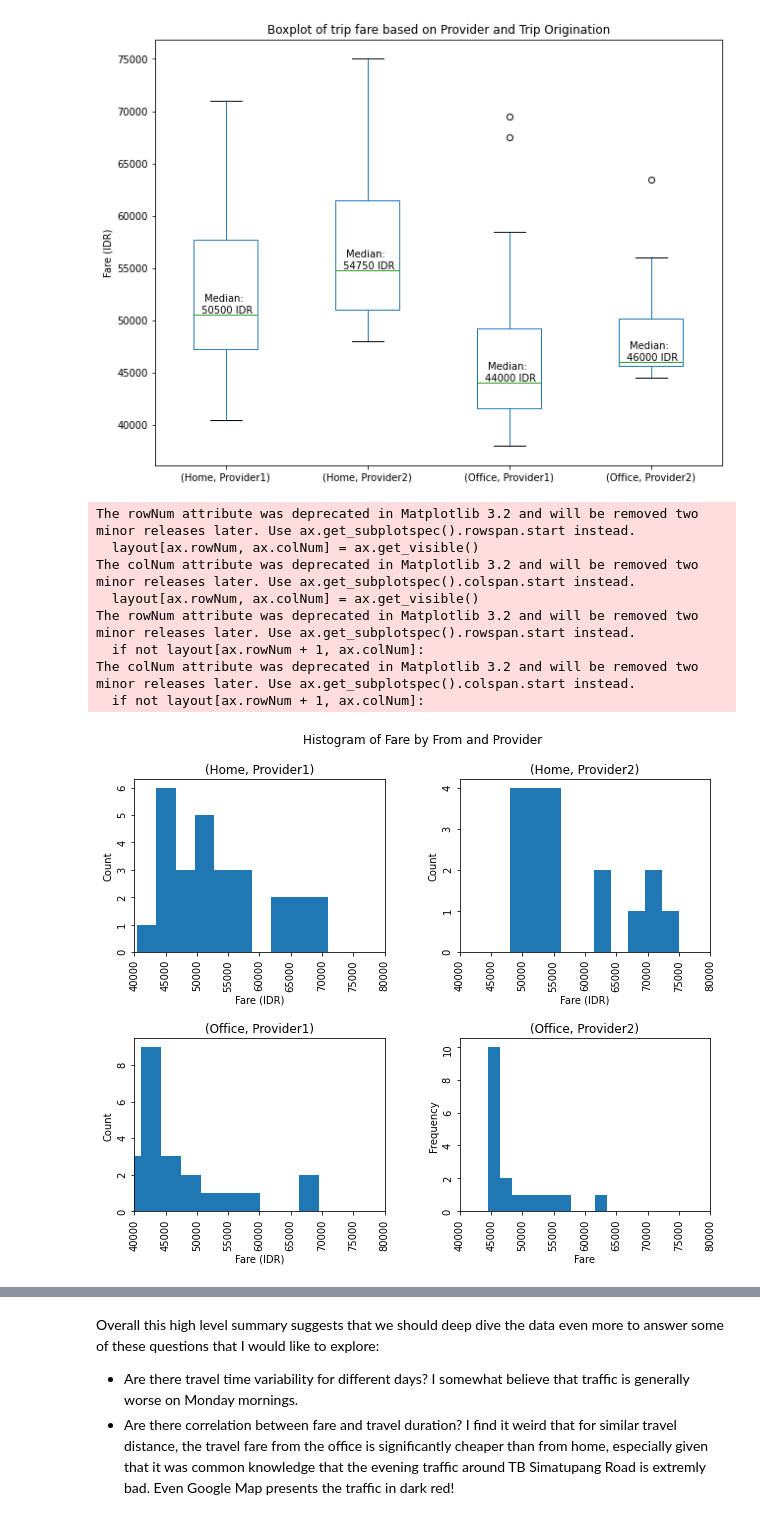
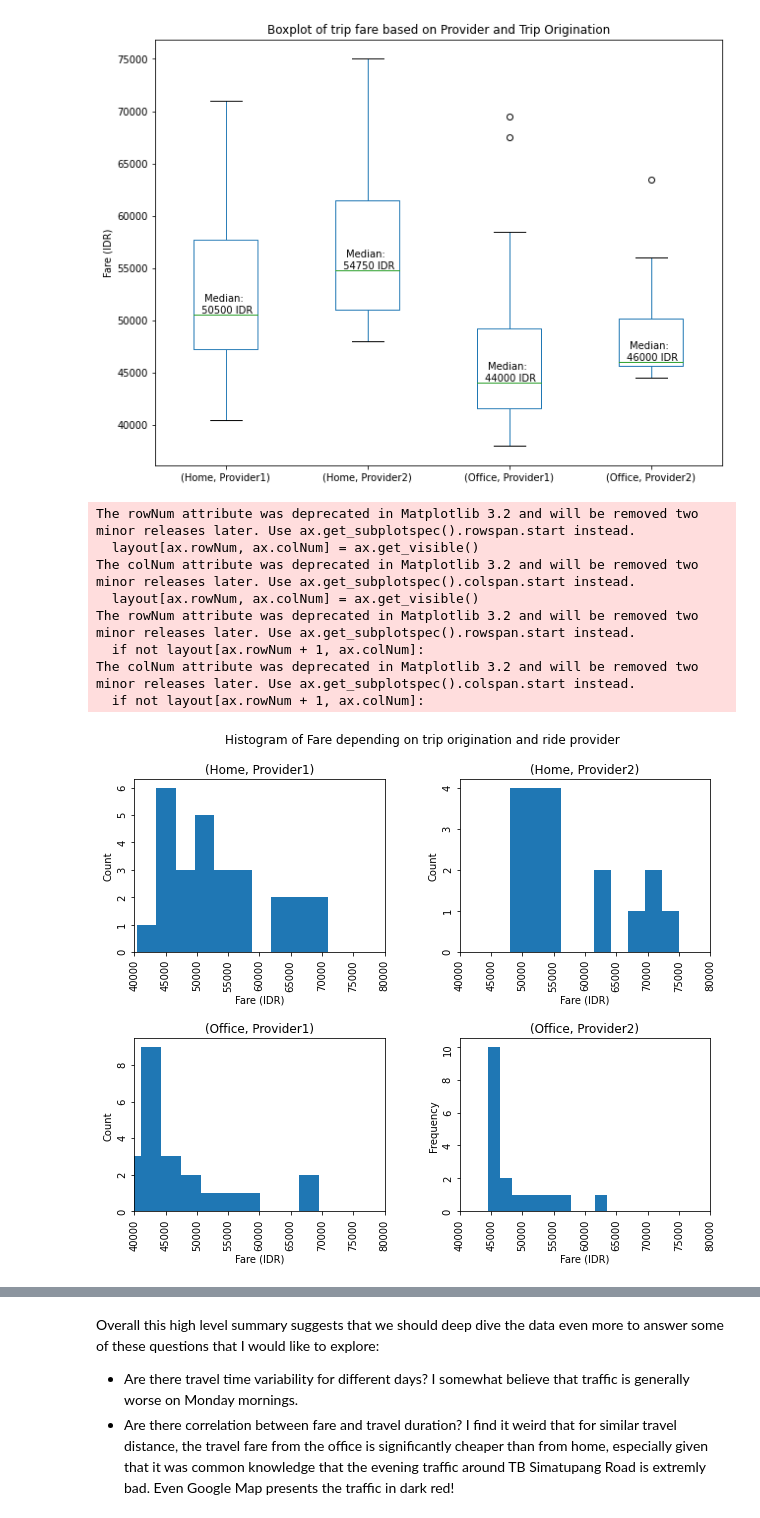
Before and after one commit to Riyan-Aditya/myblog, a Jupyter notebook: _notebooks/Seven months commuting to the office.ipynb, the cells around one changed output, grey strips where cells are left out. Cells and saved outputs as stored; diff of their text form; code cells hidden in the pictures.

```diff
--- a/_notebooks/Seven months commuting to the office.ipynb
+++ b/_notebooks/Seven months commuting to the office.ipynb
@@ -189,28 +227,28 @@ plt.show()
 # %%
 # Plot histograms
 axes = df.hist('Fare', by=["From", "Provider"],bins=10,
                 yrot=90, figsize=(10,8))
 
 for ax in axes.flatten():
     ax.set_xlabel('Fare (IDR)')
     ax.set_xlim(40000,80000)
     ax.set_ylabel('Count')
 
 
 # Set common title and labels
-plt.suptitle('Histogram of Fare by From and Provider')
-plt.xlabel('Fare')
+plt.suptitle('Histogram of Fare depending on trip origination and ride provider')
+plt.xlabel('Fare (IDR)')
 plt.ylabel('Frequency')
 
 # Show plot
 plt.show()
 # %% [output]
 The rowNum attribute was deprecated in Matplotlib 3.2 and will be removed two minor releases later. Use ax.get_subplotspec().rowspan.start instead.
   layout[ax.rowNum, ax.colNum] = ax.get_visible()
 The colNum attribute was deprecated in Matplotlib 3.2 and will be removed two minor releases later. Use ax.get_subplotspec().colspan.start instead.
   layout[ax.rowNum, ax.colNum] = ax.get_visible()
 The rowNum attribute was deprecated in Matplotlib 3.2 and will be removed two minor releases later. Use ax.get_subplotspec().rowspan.start instead.
   if not layout[ax.rowNum + 1, ax.colNum]:
 The colNum attribute was deprecated in Matplotlib 3.2 and will be removed two minor releases later. Use ax.get_subplotspec().colspan.start instead.
   if not layout[ax.rowNum + 1, ax.colNum]:
-[figure, old version]
+[figure, new version]
```
Also changed, not shown: parts of 5 cells of this notebook.
